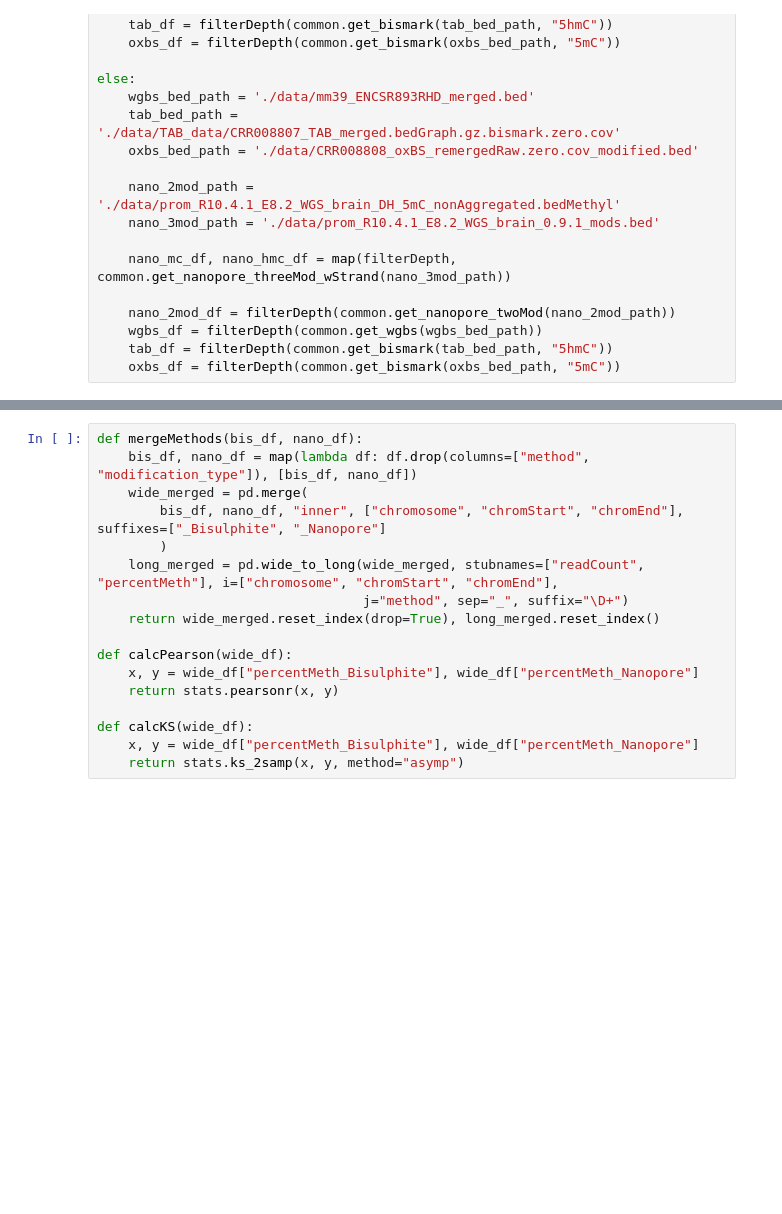
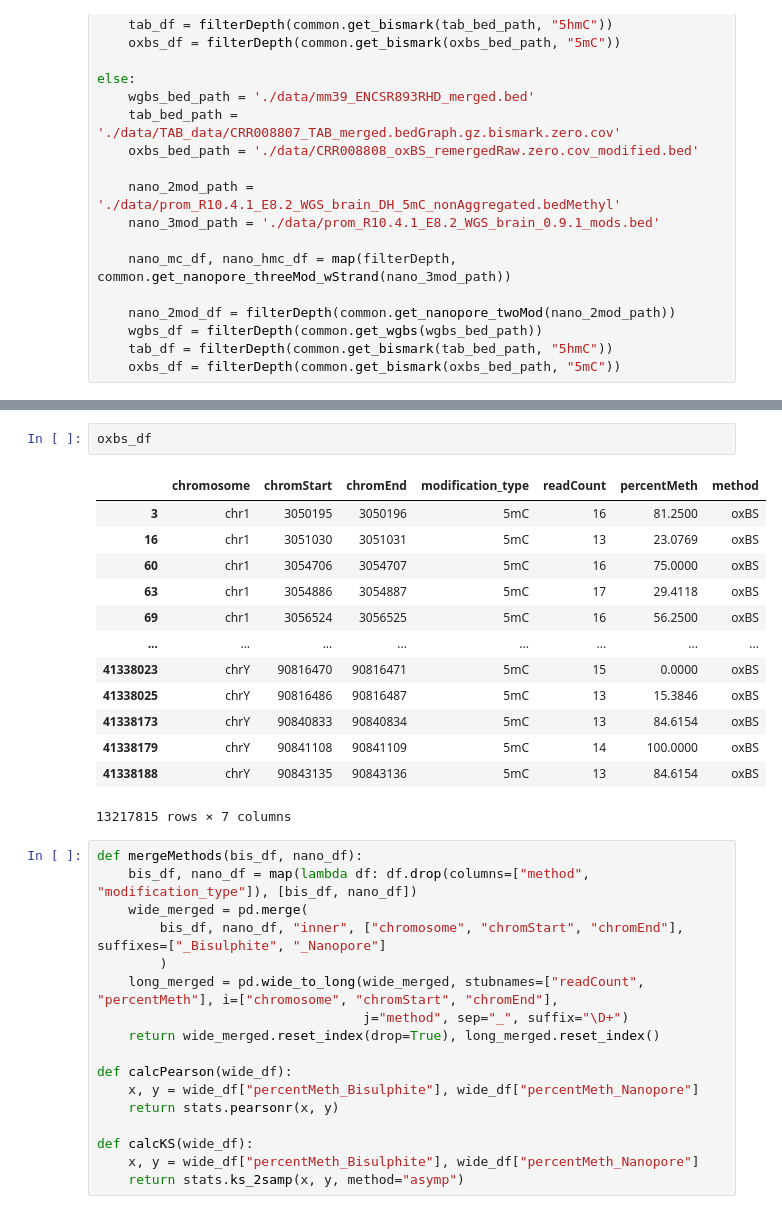
Before and after one commit to DominicOH/Analysis-of-nanopore-epigenetic-sequencing, a Jupyter notebook: Figures.ipynb, the cells around one changed output, grey strips where cells are left out. Saved outputs shown, nothing was run; the diff lists cells and outputs as text; blank space fills up the shorter version.

```diff
--- a/Figures.ipynb
+++ b/Figures.ipynb
@@ -47,3 +63,19 @@ else:
+# %%
+oxbs_df
+# %% [output]
+|  | chromosome | chromStart | chromEnd | modification_type | readCount | percentMeth | method |
+| 3 | chr1 | 3050195 | 3050196 | 5mC | 16 | 81.2500 | oxBS |
+| 16 | chr1 | 3051030 | 3051031 | 5mC | 13 | 23.0769 | oxBS |
+| 60 | chr1 | 3054706 | 3054707 | 5mC | 16 | 75.0000 | oxBS |
+| 63 | chr1 | 3054886 | 3054887 | 5mC | 17 | 29.4118 | oxBS |
+| 69 | chr1 | 3056524 | 3056525 | 5mC | 16 | 56.2500 | oxBS |
+| ... | ... | ... | ... | ... | ... | ... | ... |
+| 41338023 | chrY | 90816470 | 90816471 | 5mC | 15 | 0.0000 | oxBS |
+| 41338025 | chrY | 90816486 | 90816487 | 5mC | 13 | 15.3846 | oxBS |
+| 41338173 | chrY | 90840833 | 90840834 | 5mC | 13 | 84.6154 | oxBS |
+| 41338179 | chrY | 90841108 | 90841109 | 5mC | 14 | 100.0000 | oxBS |
+| 41338188 | chrY | 90843135 | 90843136 | 5mC | 13 | 84.6154 | oxBS |
+13217815 rows × 7 columns
 # %%
 def mergeMethods(bis_df, nano_df):
     bis_df, nano_df = map(lambda df: df.drop(columns=["method", "modification_type"]), [bis_df, nano_df])
```
Also changed, not shown: parts of 3 cells of this notebook, 2 other files.
